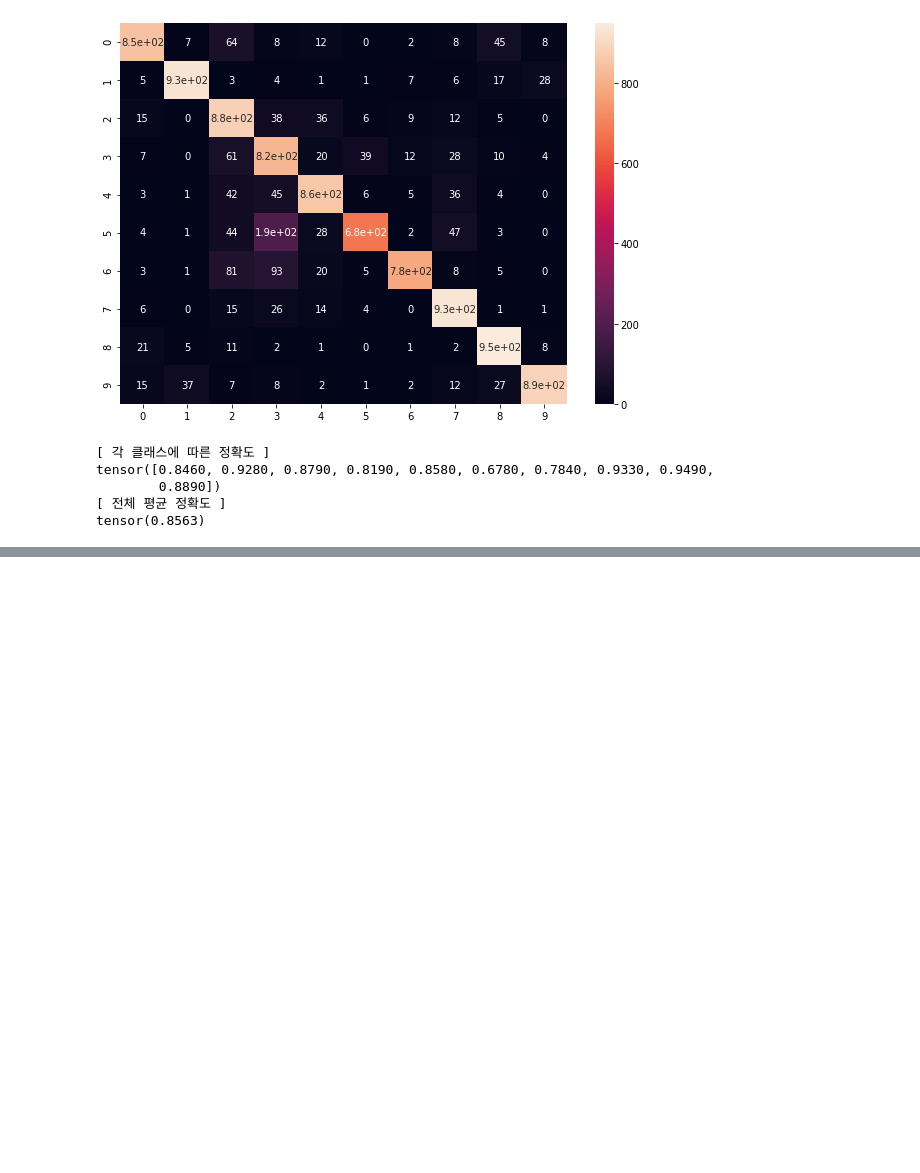
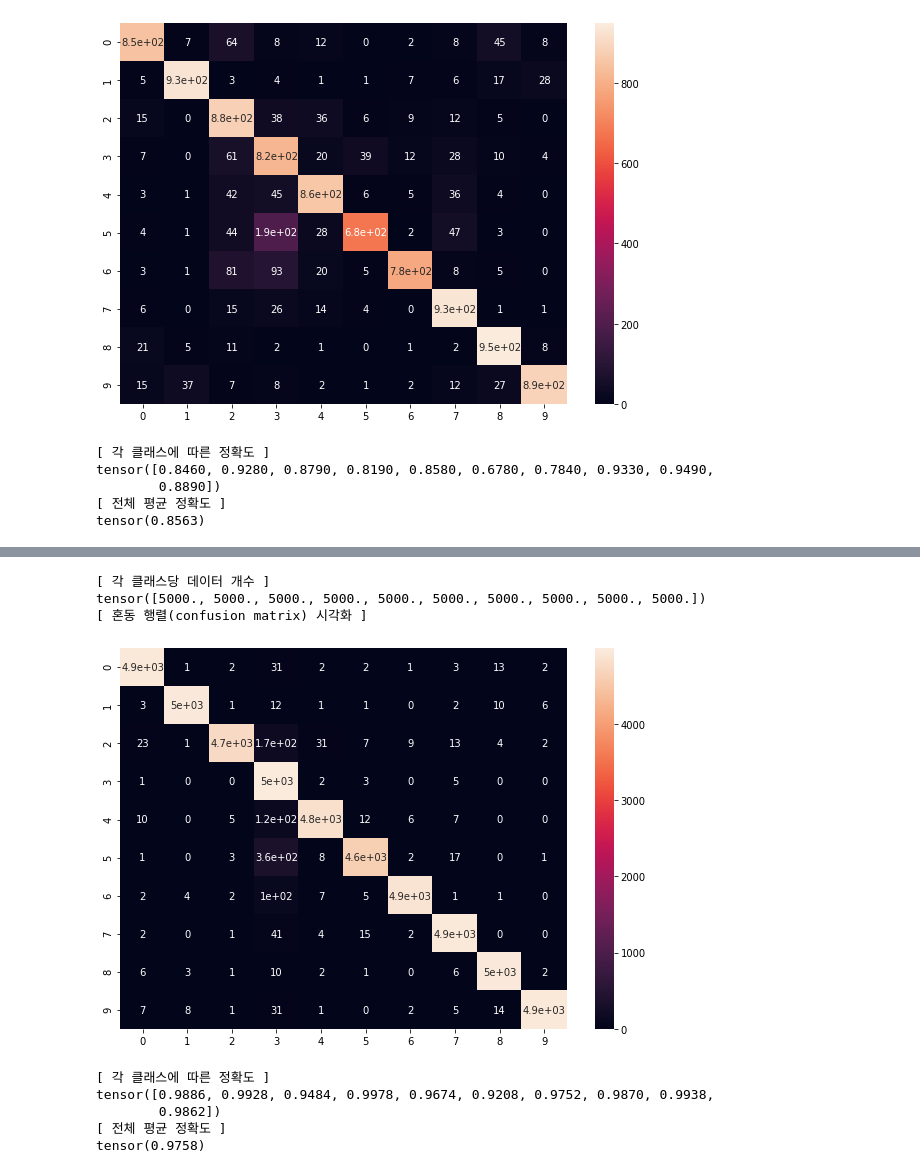
Before and after one commit to ndb796/PyTorch-CNN, a Jupyter notebook: PyTorch_CNN_ResNet_CIFAR10_Dataset.ipynb, the cells around one changed output, grey strips where cells are left out. Drawn from its saved outputs; the diff is of its cells as text; code cells hidden in the pictures; blank space fills up the shorter version.

```diff
--- a/PyTorch_CNN_ResNet_CIFAR10_Dataset.ipynb
+++ b/PyTorch_CNN_ResNet_CIFAR10_Dataset.ipynb
@@ -378,0 +463,36 @@ tensor(0.8563)
+# %%
+# 혼동 행렬(Confusion Matrix) 시각화 (학습 데이터셋)
+net = ResNet44()
+net = net.to(device)
+
+file_name = "./checkpoint/ResNet44_CIFAR10.pt"
+checkpoint = torch.load(file_name)
+net.load_state_dict(checkpoint['net'])
+
+confusion_matrix = get_confusion_matrix(net, 10, train_loader)
+print("[ 각 클래스당 데이터 개수 ]")
+print(confusion_matrix.sum(1))
+
+print("[ 혼동 행렬(confusion matrix) 시각화 ]")
+# 행(row)은 실제 레이블, 열(column)은 모델이 분류한 레이블
+res = pd.DataFrame(confusion_matrix.numpy(), index = [i for i in range(10)], columns = [i for i in range(10)])
+plt.figure(figsize = (10, 7))
+sn.heatmap(res, annot=True)
+plt.show()
+
+print("[ 각 클래스에 따른 정확도 ]")
+# (각 클래스마다 정답 개수 / 각 클래스마다 데이터의 개수)
+print(confusion_matrix.diag() / confusion_matrix.sum(1))
+
+print("[ 전체 평균 정확도 ]")
+print(confusion_matrix.diag().sum() / confusion_matrix.sum())
+# %% [output]
+[ 각 클래스당 데이터 개수 ]
+tensor([5000., 5000., 5000., 5000., 5000., 5000., 5000., 5000., 5000., 5000.])
+[ 혼동 행렬(confusion matrix) 시각화 ]
+[figure, added]
+[ 각 클래스에 따른 정확도 ]
+tensor([0.9886, 0.9928, 0.9484, 0.9978, 0.9674, 0.9208, 0.9752, 0.9870, 0.9938,
+        0.9862])
+[ 전체 평균 정확도 ]
+tensor(0.9758)
```
Also changed, not shown: parts of 6 cells of this notebook.
